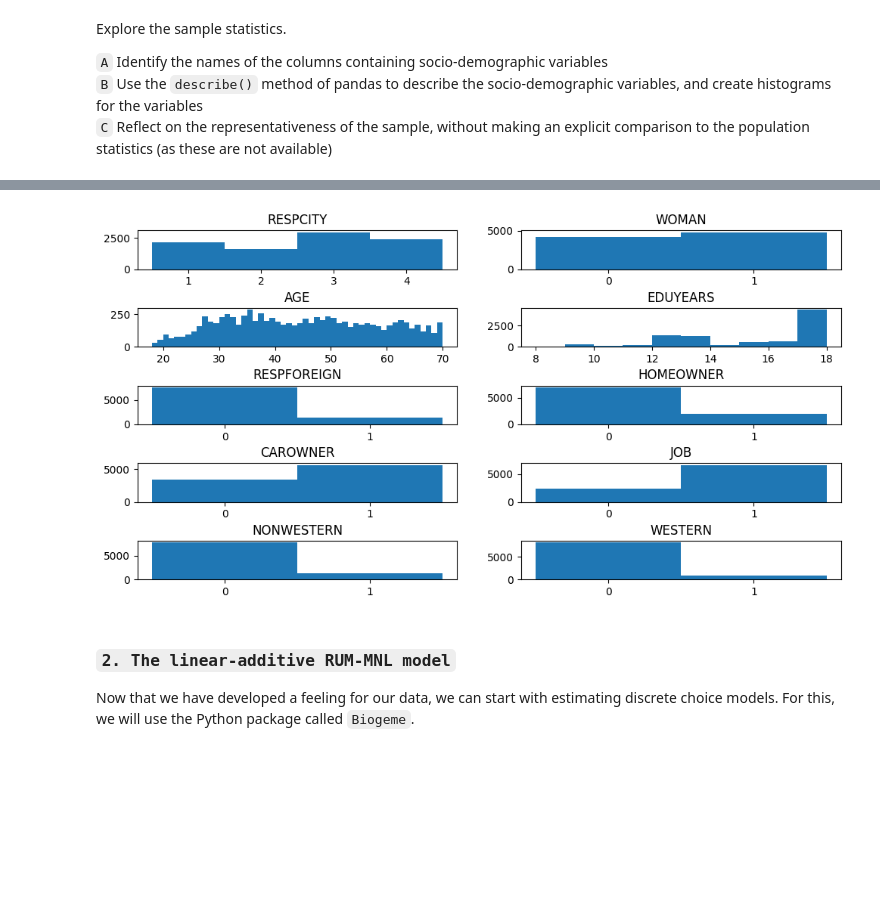
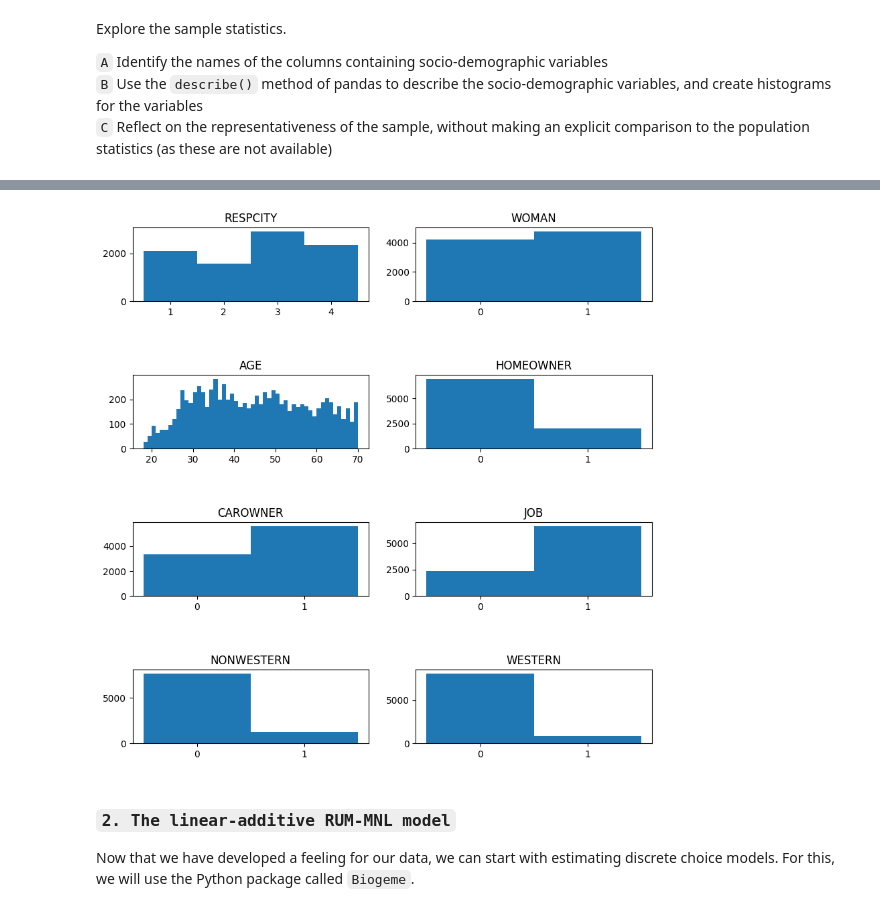
Before and after one commit to kschmoutziguer/Q2_2025, a Jupyter notebook: Lab_sessions/Lab_session_01/Lab_01A.ipynb, the cells around one changed output, grey strips where cells are left out. Saved outputs shown, nothing was run; the diff lists cells and outputs as text; code cells hidden in the pictures; blank space fills up the shorter version.

```diff
--- a/Lab_sessions/Lab_session_01/Lab_01A.ipynb
+++ b/Lab_sessions/Lab_session_01/Lab_01A.ipynb
@@ -199,8 +199,7 @@ Explore the sample statistics.<br>
 `C` Reflect on the representativeness of the sample, without making an explicit comparison to the population statistics (as these are not available)<br>
 # %%
 # your code here
-socio_demographic_vars = ['RESPCITY', 'WOMAN', 'AGE', 'EDUYEARS', 'RESPFOREIGN',
-                          'HOMEOWNER', 'CAROWNER', 'JOB', 'NONWESTERN', 'WESTERN']
+socio_demographic_vars = ['RESPCITY', 'WOMAN', 'AGE', 'HOMEOWNER', 'CAROWNER', 'JOB', 'NONWESTERN', 'WESTERN']
 
 round(df[socio_demographic_vars].describe(),2)
 # %% [output]
@@ -216,31 +215,28 @@ round(df[socio_demographic_vars].describe(),2)
 # %%
-fig, ax = plt.subplots(5,2, figsize=(12,6))
+fig, ax = plt.subplots(4,2, figsize=(10,10))
 axs_flat = ax.flatten()
 
 for col, ax in zip(socio_demographic_vars, axs_flat):
     data_col = df[col]
 
     if col == 'AGE':
         ax.hist(data_col, bins=52)
-
-    elif col == 'EDUYEARS':
-        ax.hist(data_col, bins=10)
 
     elif col == 'RESPCITY':
         bins = ([0.5,1.5,2.5,3.5,4.5])
         ax.hist(data_col, bins=bins)
         ax.set_xticks([1,2,3,4])
 
     else:
         bins = ([-0.5,0.5,1.5])
         ax.hist(data_col, bins=bins)
         ax.set_xticks([0,1])
 
     ax.set_title(col)
 
 fig.subplots_adjust(hspace= 1)
 # %% [output]
-[figure, old version]
+[figure, new version]
 # %% [markdown]
 ### `2. The linear-additive RUM-MNL model` <br>
 
```
Also changed, not shown: parts of 9 cells of this notebook, 2 other files.
